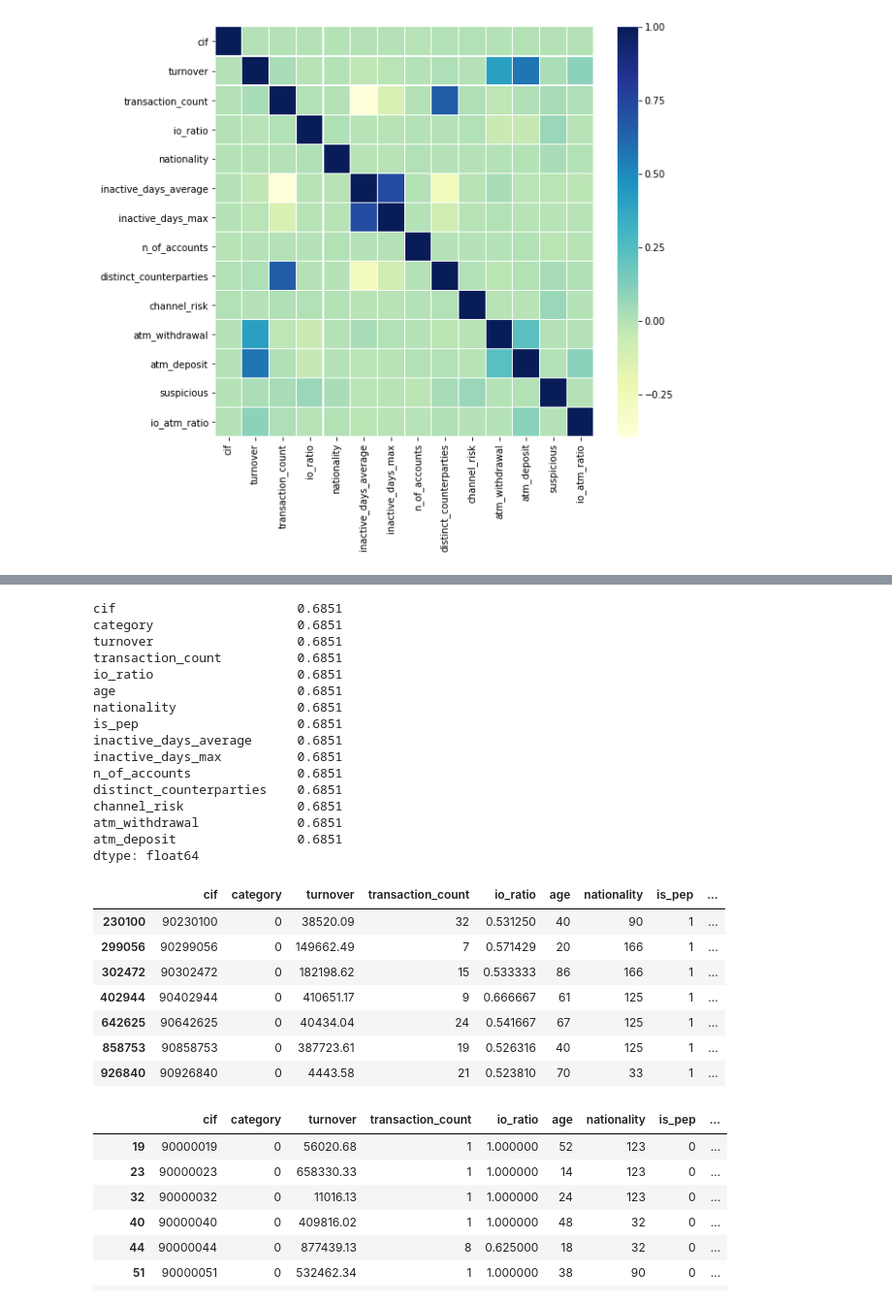
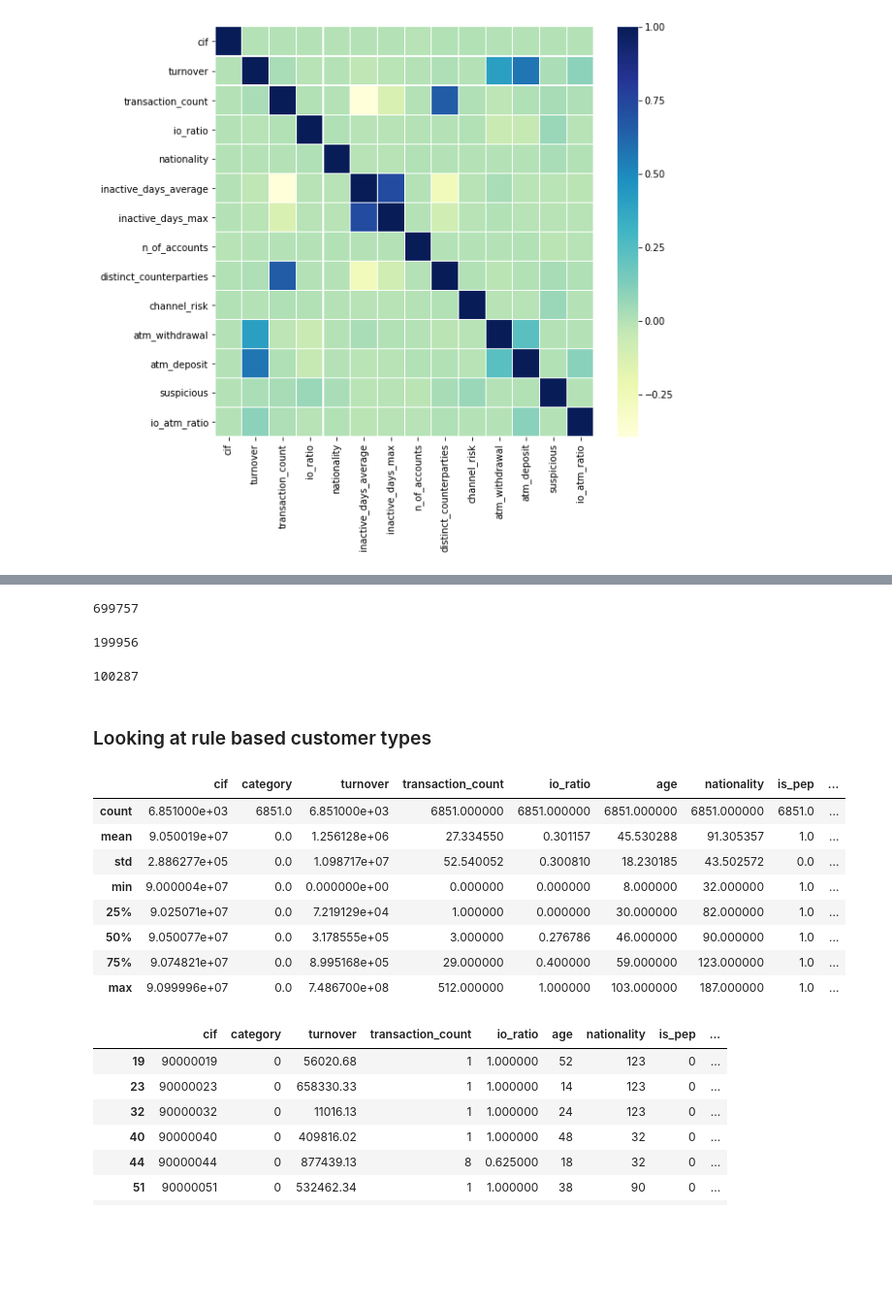
Before and after one commit to Lamiaka/hack-n-lead-2019, a Jupyter notebook: Exploration/Exploration_LK.ipynb, the cells around one changed output, grey strips where cells are left out. Shown at 97% size. Drawn from its saved outputs; the diff is of its cells as text; code cells hidden in the pictures; blank space fills up the shorter version.

```diff
--- a/Exploration/Exploration_LK.ipynb
+++ b/Exploration/Exploration_LK.ipynb
@@ -190,30 +219,31 @@ dtype: int64
-# %%
-data[data['is_pep'] == 1].count()/data.count() *100
-# %% [output]
-cif                        0.6851
-category                   0.6851
-turnover                   0.6851
-transaction_count          0.6851
-io_ratio                   0.6851
-age                        0.6851
-nationality                0.6851
-is_pep                     0.6851
-inactive_days_average      0.6851
-inactive_days_max          0.6851
-n_of_accounts              0.6851
-distinct_counterparties    0.6851
-channel_risk               0.6851
-atm_withdrawal             0.6851
-atm_deposit                0.6851
-dtype: float64
+# %%
+# Number of individuals
+df0.cif.count()
+# %% [output]
+699757
+# %%
+# Number of companies
+df1.cif.count()
+# %% [output]
+199956
+# %%
+# Number of other institutions
+df2.cif.count()
+# %% [output]
+100287
+# %% [markdown]
+### Looking at rule based customer types
 # %%
-data[(data['is_pep'] == 1) & (data['io_ratio'] > 0.5) & (data.distinct_counterparties > 5)]
+# PEP with more outflow than inflow and dealing with more than 5 counterparties
+Pep = data[(data['is_pep'] == 1)]# & (data['io_ratio'] > 0.5) & (data.distinct_counterparties > 5)]
+Pep.describe()
 # %% [output]
 |  | cif | category | turnover | transaction_count | io_ratio | age | nationality | is_pep | ... |
-| 230100 | 90230100 | 0 | 38520.09 | 32 | 0.531250 | 40 | 90 | 1 | ... |
-| 299056 | 90299056 | 0 | 149662.49 | 7 | 0.571429 | 20 | 166 | 1 | ... |
-| 302472 | 90302472 | 0 | 182198.62 | 15 | 0.533333 | 86 | 166 | 1 | ... |
-| 402944 | 90402944 | 0 | 410651.17 | 9 | 0.666667 | 61 | 125 | 1 | ... |
-| 642625 | 90642625 | 0 | 40434.04 | 24 | 0.541667 | 67 | 125 | 1 | ... |
-| 858753 | 90858753 | 0 | 387723.61 | 19 | 0.526316 | 40 | 125 | 1 | ... |
-| 926840 | 90926840 | 0 | 4443.58 | 21 | 0.523810 | 70 | 33 | 1 | ... |
+| count | 6.851000e+03 | 6851.0 | 6.851000e+03 | 6851.000000 | 6851.000000 | 6851.000000 | 6851.000000 | 6851.0 | ... |
+| mean | 9.050019e+07 | 0.0 | 1.256128e+06 | 27.334550 | 0.301157 | 45.530288 | 91.305357 | 1.0 | ... |
+| std | 2.886277e+05 | 0.0 | 1.098717e+07 | 52.540052 | 0.300810 | 18.230185 | 43.502572 | 0.0 | ... |
+| min | 9.000004e+07 | 0.0 | 0.000000e+00 | 0.000000 | 0.000000 | 8.000000 | 32.000000 | 1.0 | ... |
+| 25% | 9.025071e+07 | 0.0 | 7.219129e+04 | 1.000000 | 0.000000 | 30.000000 | 82.000000 | 1.0 | ... |
+| 50% | 9.050077e+07 | 0.0 | 3.178555e+05 | 3.000000 | 0.276786 | 46.000000 | 90.000000 | 1.0 | ... |
+| 75% | 9.074821e+07 | 0.0 | 8.995168e+05 | 29.000000 | 0.400000 | 59.000000 | 123.000000 | 1.0 | ... |
+| max | 9.099996e+07 | 0.0 | 7.486700e+08 | 512.000000 | 1.000000 | 103.000000 | 187.000000 | 1.0 | ... |
```
Also changed, not shown: parts of 30 cells of this notebook, 2 other files.
